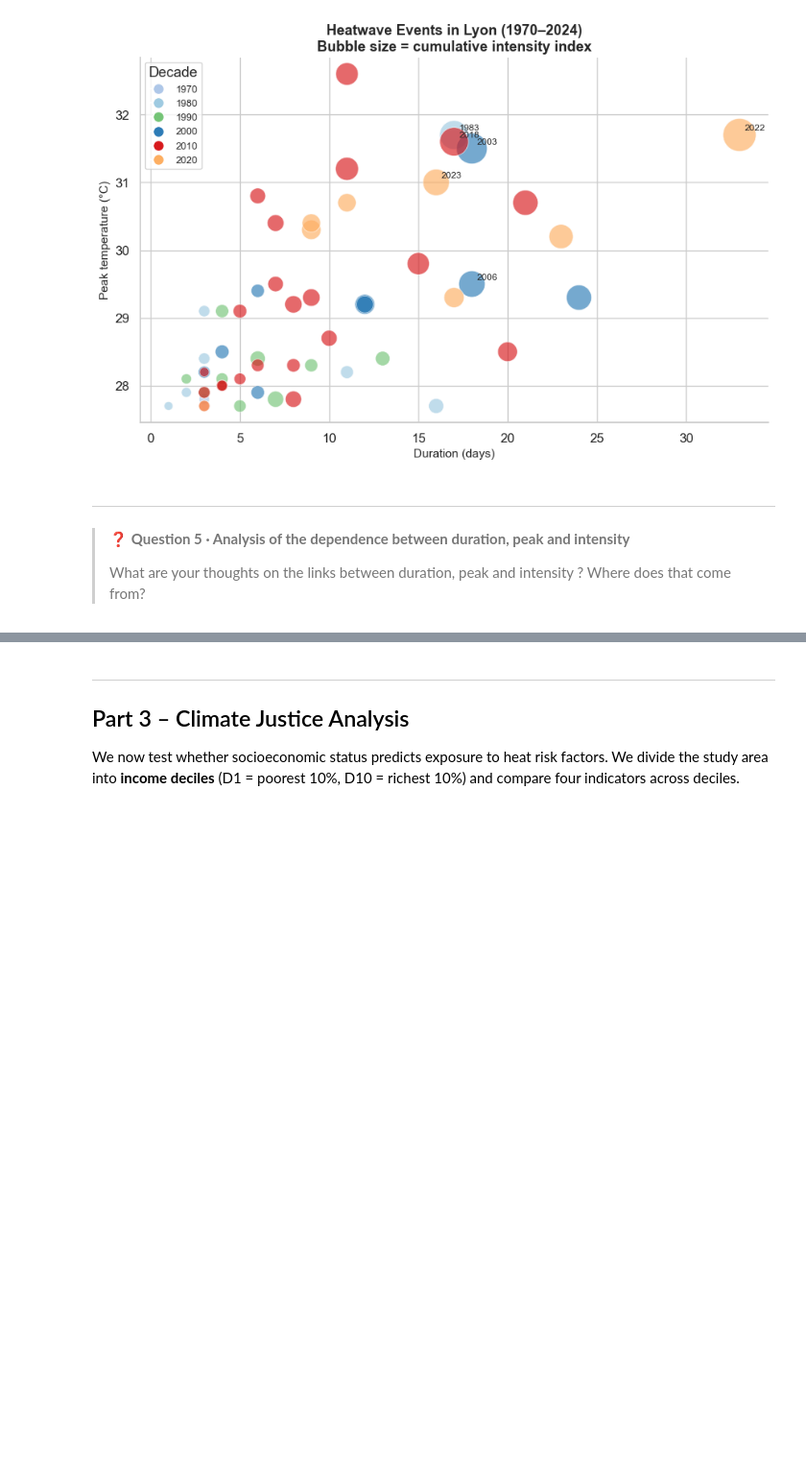
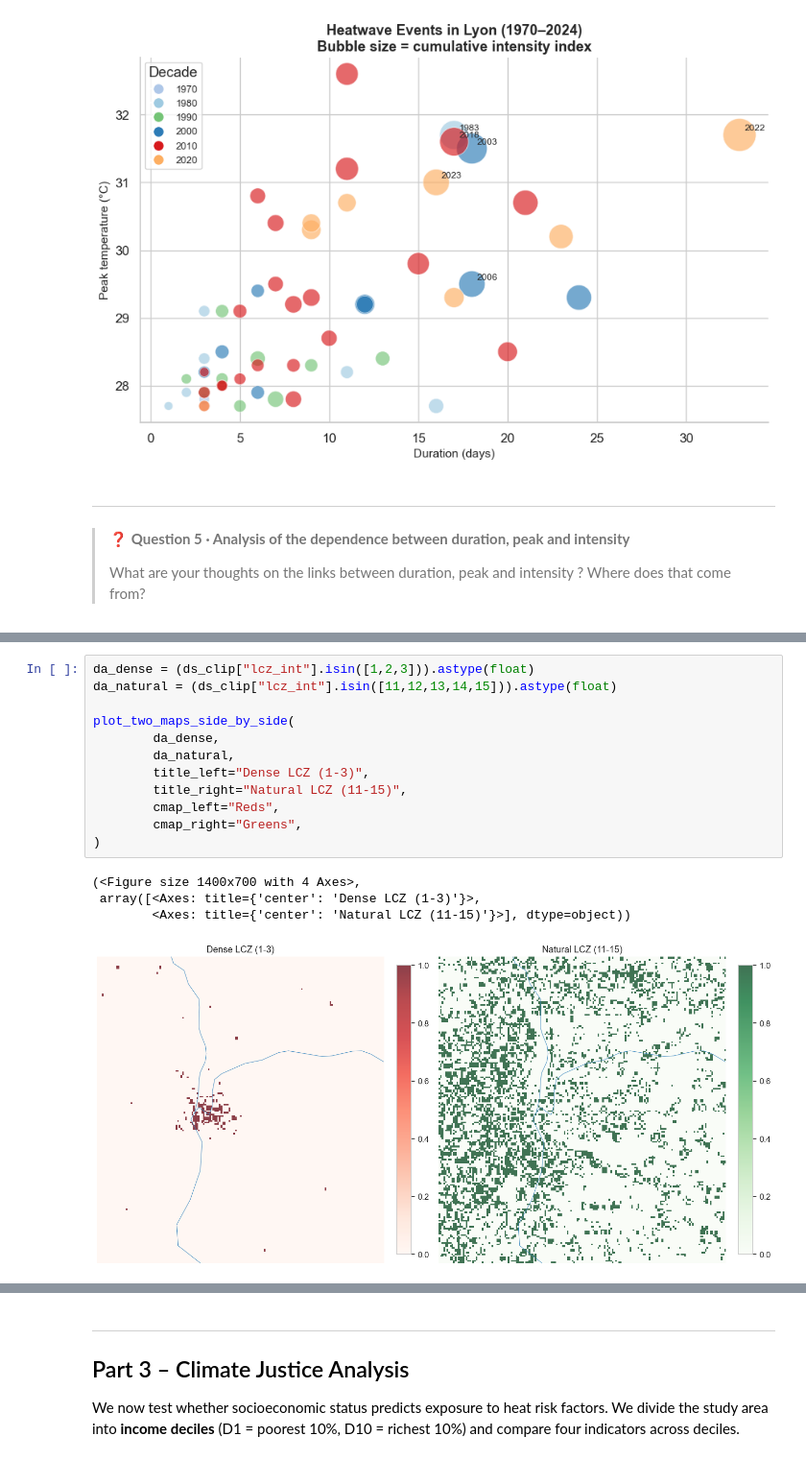
Before and after one commit to colinlenoble/TD1_sciencespo, a Jupyter notebook: uhi_lesson_with_questions.ipynb, the cells around one changed output, grey strips where cells are left out. Shown at 96% size. Saved outputs shown, nothing was run; the diff lists cells and outputs as text; blank space fills up the shorter version.

```diff
--- a/uhi_lesson_with_questions.ipynb
+++ b/uhi_lesson_with_questions.ipynb
@@ -527,0 +634,17 @@ ipy_display(_make_choropleth(
+# %%
+da_dense = (ds_clip["lcz_int"].isin([1,2,3])).astype(float)
+da_natural = (ds_clip["lcz_int"].isin([11,12,13,14,15])).astype(float)
+
+plot_two_maps_side_by_side(
+        da_dense,
+        da_natural,
+        title_left="Dense LCZ (1-3)",
+        title_right="Natural LCZ (11-15)",
+        cmap_left="Reds",
+        cmap_right="Greens",
+)
+# %% [output]
+(<Figure size 1400x700 with 4 Axes>,
+ array([<Axes: title={'center': 'Dense LCZ (1-3)'}>,
+        <Axes: title={'center': 'Natural LCZ (11-15)'}>], dtype=object))
+[figure, added]
```
Also changed, not shown: parts of 48 cells of this notebook, 3 other files.
